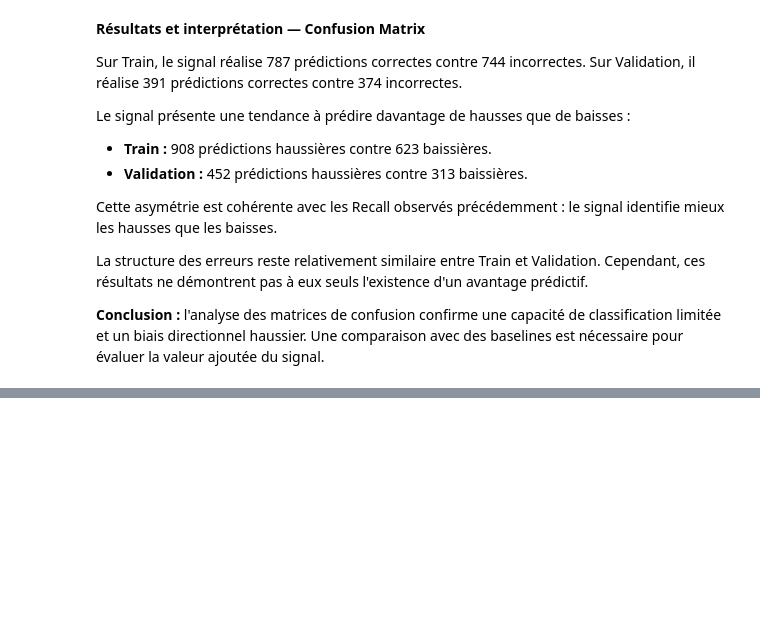
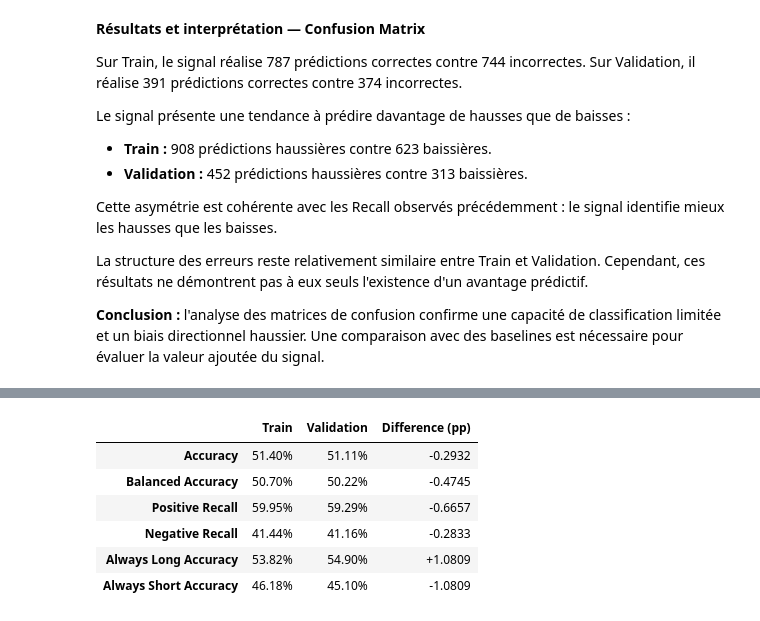
Before and after one commit to KenaelMartini/time-series-momentum-research, a Jupyter notebook: notebooks/3C_02_predictive_analysis.ipynb, the cells around one changed output, grey strips where cells are left out. Cells and saved outputs as stored; diff of their text form; code cells hidden in the pictures; blank space fills up the shorter version.

```diff
--- a/notebooks/3C_02_predictive_analysis.ipynb
+++ b/notebooks/3C_02_predictive_analysis.ipynb
@@ -656,0 +668,20 @@ La structure des erreurs reste relativement similaire entre Train et Validation.
+# %%
+train_always_long_accuracy = (positive_train_targets / train_mask.sum().sum())
+print(f"Train always long accuracy : {train_always_long_accuracy:.2%}")
+
+train_always_short_accuracy = (negative_train_targets / train_mask.sum().sum())
+print(f"Train always negative accuracy : {train_always_short_accuracy:.2%}")
+
+train_always_long_balanced_accuracy = (1 + 0) / 2
+print(f"Train always long balanced accuracy : {train_always_long_balanced_accuracy:.2%}")
+
+print("-" * 50)
+
+validation_always_long_accuracy = (positive_validation_targets / validation_mask.sum().sum())
+print(f"Validation always long accuracy : {validation_always_long_accuracy:.2%}")
+
+validation_always_short_accuracy = (negative_validation_targets / validation_mask.sum().sum())
+print(f"Validation always short accuracy : {validation_always_short_accuracy:.2%}")
+
+validation_always_long_balanced_accuracy = (1 + 0) / 2
+print(f"Validation always long balanced accuracy : {validation_always_long_balanced_accuracy:.2%}")
@@ -656,0 +728,33 @@ La structure des erreurs reste relativement similaire entre Train et Validation.
+# %%
+performance_summary = {"Train" :
+                       {"Accuracy" : train_accuracy,
+                        "Balanced Accuracy" : train_balanced_accuracy,
+                        "Positive Recall" : positive_train_recall,
+                        "Negative Recall" : negative_train_recall,
+                        "Always Long Accuracy" : train_always_long_accuracy,
+                        "Always Short Accuracy" : train_always_short_accuracy},
+                        "Validation":
+                        {"Accuracy" : validation_accuracy,
+                         "Balanced Accuracy" : validation_balanced_accuracy,
+                         "Positive Recall" : positive_validation_recall,
+                         "Negative Recall" : negative_validation_recall,
+                         "Always Long Accuracy" : validation_always_long_accuracy,
+                         "Always Short Accuracy" : validation_always_short_accuracy}
+                        }
+
+performance_summary_df = pd.DataFrame(performance_summary)
+# display(performance_summary_df.style.format("{:.2%}"))
+
+performance_summary_df["Difference (pp)"] = (performance_summary_df["Validation"] - performance_summary_df["Train"]) * 100
+display(performance_summary_df.style.format({"Train" : "{:.2%}",
+                                             "Validation" : "{:.2%}",
+                                             "Difference (pp)" : "{:+.4f}"
+                                             }))
+# %% [output]
+|  | Train | Validation | Difference (pp) |
+| Accuracy | 51.40% | 51.11% | -0.2932 |
+| Balanced Accuracy | 50.70% | 50.22% | -0.4745 |
+| Positive Recall | 59.95% | 59.29% | -0.6657 |
+| Negative Recall | 41.44% | 41.16% | -0.2833 |
+| Always Long Accuracy | 53.82% | 54.90% | +1.0809 |
+| Always Short Accuracy | 46.18% | 45.10% | -1.0809 |
```
Also changed, not shown: parts of 5 cells of this notebook, 1 other file.
